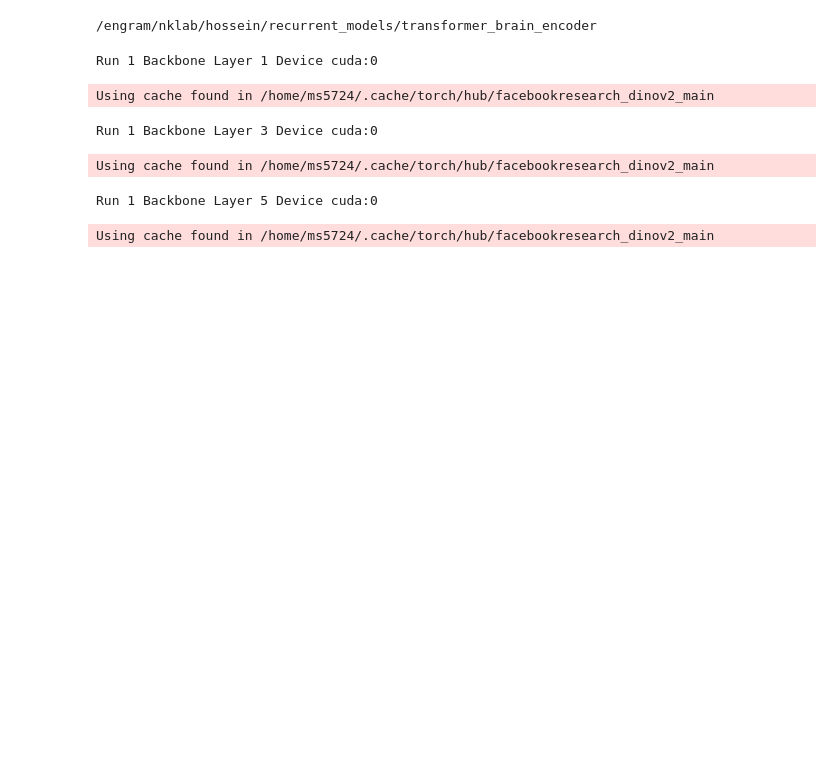
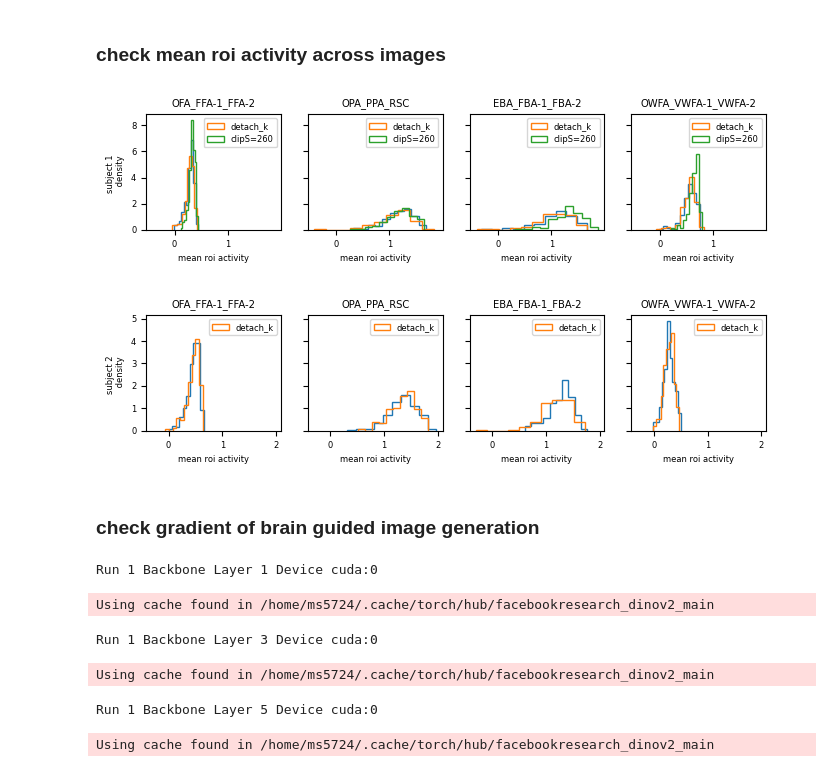
Before and after one commit to sunminni1031/transformer_brain_encoder, a Jupyter notebook: brain_guided_image_generation.ipynb, the cells around one changed output. Drawn from its saved outputs; the diff is of its cells as text; code cells hidden in the pictures; blank space fills up the shorter version.

Commit message:
visualize

```diff
--- a/brain_guided_image_generation.ipynb
+++ b/brain_guided_image_generation.ipynb
@@ -1,25 +0,0 @@
-# %%
-%load_ext autoreload
-%autoreload 2
-
-import os
-os.chdir('/engram/nklab/hossein/recurrent_models/transformer_brain_encoder/')
-!pwd
-
-import warnings
-warnings.filterwarnings('ignore')
-
-%matplotlib inline
-import matplotlib.pyplot as plt
-
-import numpy as np
-import torch
-# import torchvision.transforms as T
-from PIL import Image
-import torchvision.transforms as transforms
-from datasets.nsd_utils import roi_maps, plot_on_brain
-from datasets.nsd import fetch_dataloaders
-
-from brain_encoder_wrapper import brain_encoder_wrapper
-# %% [output]
-/engram/nklab/hossein/recurrent_models/transformer_brain_encoder
@@ -25,0 +21,29 @@ from brain_encoder_wrapper import brain_encoder_wrapper
+# %% [markdown]
+### check mean roi activity across images
+# %%
+plt.rcParams.update({'font.size': 6})
+for subj in [1, 2]:
+    fig, axes = plt.subplots(1, 4, figsize=(8, 1.5), sharex=True, sharey=True)
+    for i_rois, rois_list in enumerate([['OFA', 'FFA-1', 'FFA-2'],
+                                        ['OPA', 'PPA', 'RSC'],
+                                        ['EBA', 'FBA-1', 'FBA-2'],
+                                        ['OWFA', 'VWFA-1', 'VWFA-2']]):
+        rois_str = '_'.join(rois_list)
+        axes[i_rois].set_title(rois_str)
+        for isfx, sfx in enumerate(['', 'detachk', '_clipS260']):
+            try:
+                model_name = f'modelSubj{subj}Layer1357Runs12345{sfx}'
+                mean_act_arr = np.load(f'{save_fld}/{model_name}_{rois_str}_mean_acts.npy')
+                _ = axes[i_rois].hist(mean_act_arr, histtype='step', density=True, color=f'C{isfx}', label=['', 'detach_k', 'clipS=260'][isfx])
+            except:
+                continue
+    for ax in axes:
+        ax.set_xlabel('mean roi activity')
+        ax.legend()
+    axes[0].set_ylabel(f'subject {subj} \n density')
+    fig.savefig(f'{save_fld}/modelSubj{subj}Layer1357Runs12345_mean_acts_hist.png', bbox_inches='tight', transparent=True)
+# %% [output]
+[figure, added]
+[figure, added]
+# %% [markdown]
+### check gradient of brain guided image generation
```
Also changed, not shown: parts of 17 cells of this notebook, 1 other file.
